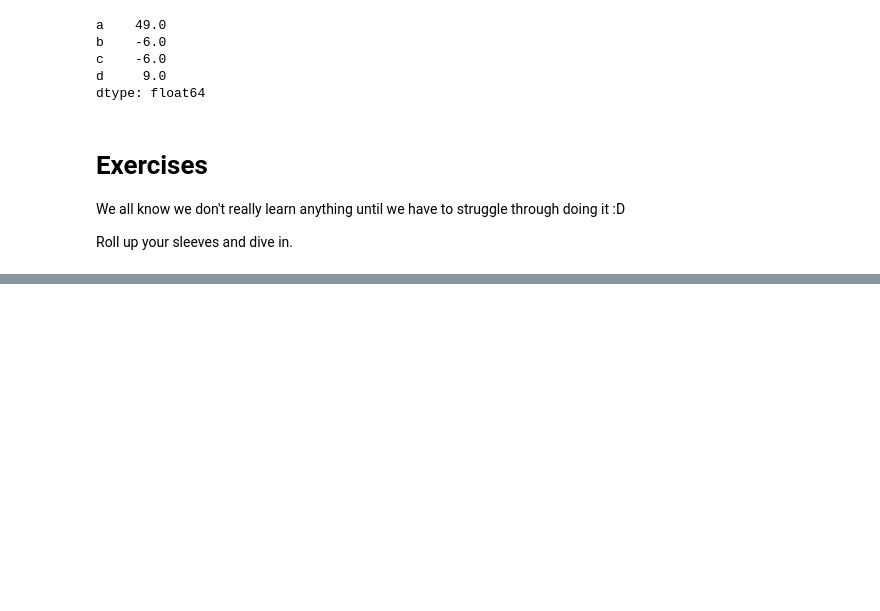
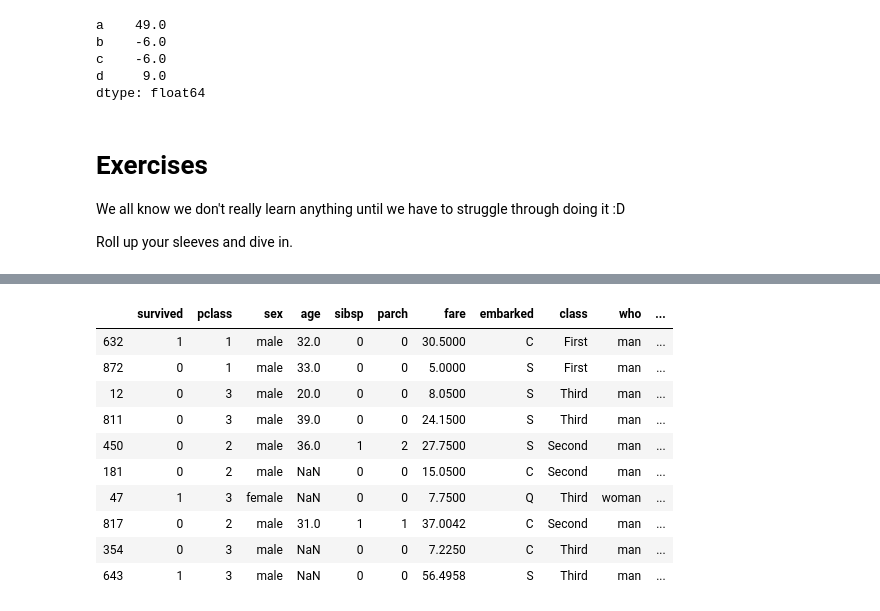
Before and after one commit to fuzzy-tribble/data_science_foundations, a Jupyter notebook: python_libraries_pandas.ipynb, the cells around one changed output, grey strips where cells are left out. Cells and saved outputs as stored; diff of their text form; code cells hidden in the pictures; blank space fills up the shorter version.

```diff
--- a/python_libraries_pandas.ipynb
+++ b/python_libraries_pandas.ipynb
@@ -910,3 +907,5 @@ Roll up your sleeves and dive in.
 * Look at 10 random sample rows
 * Look at the beginning/end of the dataset
 * Calculate the std, mean, etc.
+# %%
+titanic_df = sns.load_dataset('titanic')
@@ -943,0 +1021,14 @@ Many of the exercises will have several correct answers. I tried to pick the fas
+# %%
+titanic_df.sample(10)
+# %% [output]
+|  | survived | pclass | sex | age | sibsp | parch | fare | embarked | class | who | ... |
+| 632 | 1 | 1 | male | 32.0 | 0 | 0 | 30.5000 | C | First | man | ... |
+| 872 | 0 | 1 | male | 33.0 | 0 | 0 | 5.0000 | S | First | man | ... |
+| 12 | 0 | 3 | male | 20.0 | 0 | 0 | 8.0500 | S | Third | man | ... |
+| 811 | 0 | 3 | male | 39.0 | 0 | 0 | 24.1500 | S | Third | man | ... |
+| 450 | 0 | 2 | male | 36.0 | 1 | 2 | 27.7500 | S | Second | man | ... |
+| 181 | 0 | 2 | male | NaN | 0 | 0 | 15.0500 | C | Second | man | ... |
+| 47 | 1 | 3 | female | NaN | 0 | 0 | 7.7500 | Q | Third | woman | ... |
+| 817 | 0 | 2 | male | 31.0 | 1 | 1 | 37.0042 | C | Second | man | ... |
+| 354 | 0 | 3 | male | NaN | 0 | 0 | 7.2250 | C | Third | man | ... |
+| 643 | 1 | 3 | male | NaN | 0 | 0 | 56.4958 | S | Third | man | ... |
```
Also changed, not shown: parts of 75 cells of this notebook, 2 other files.
